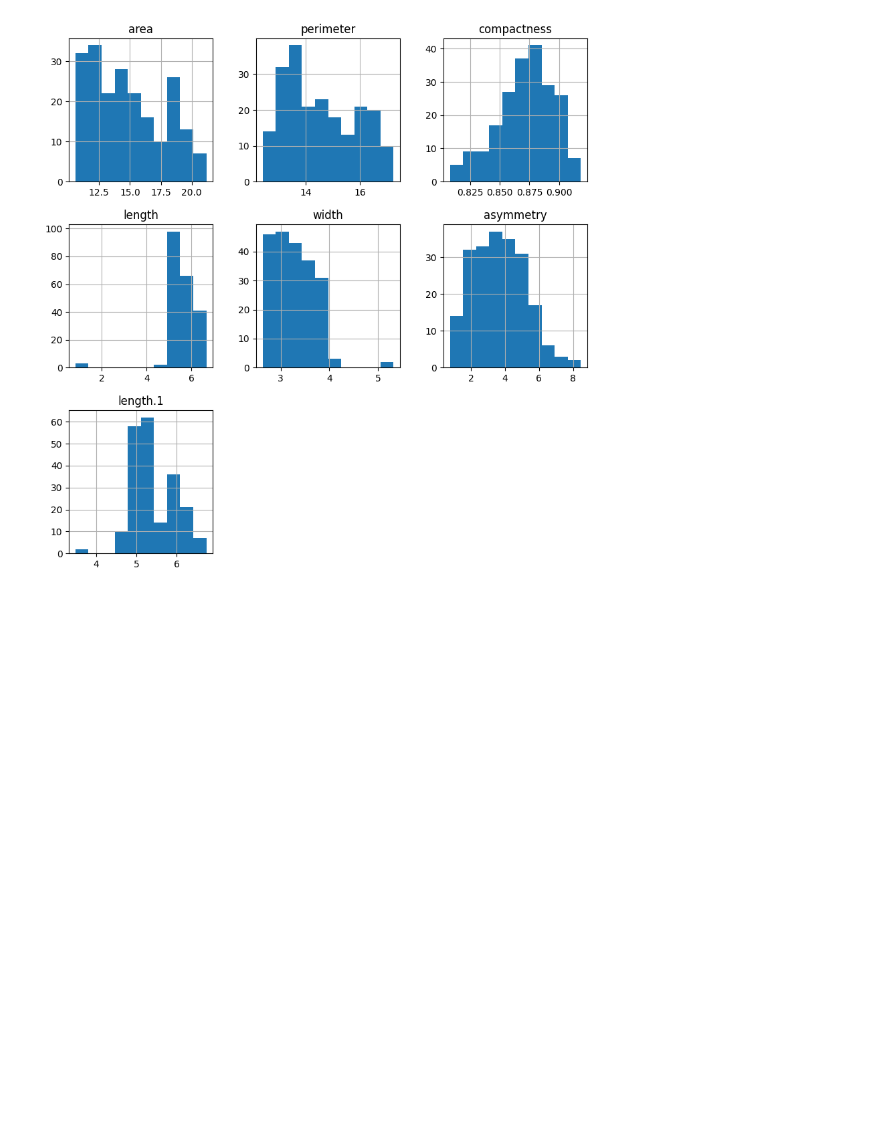
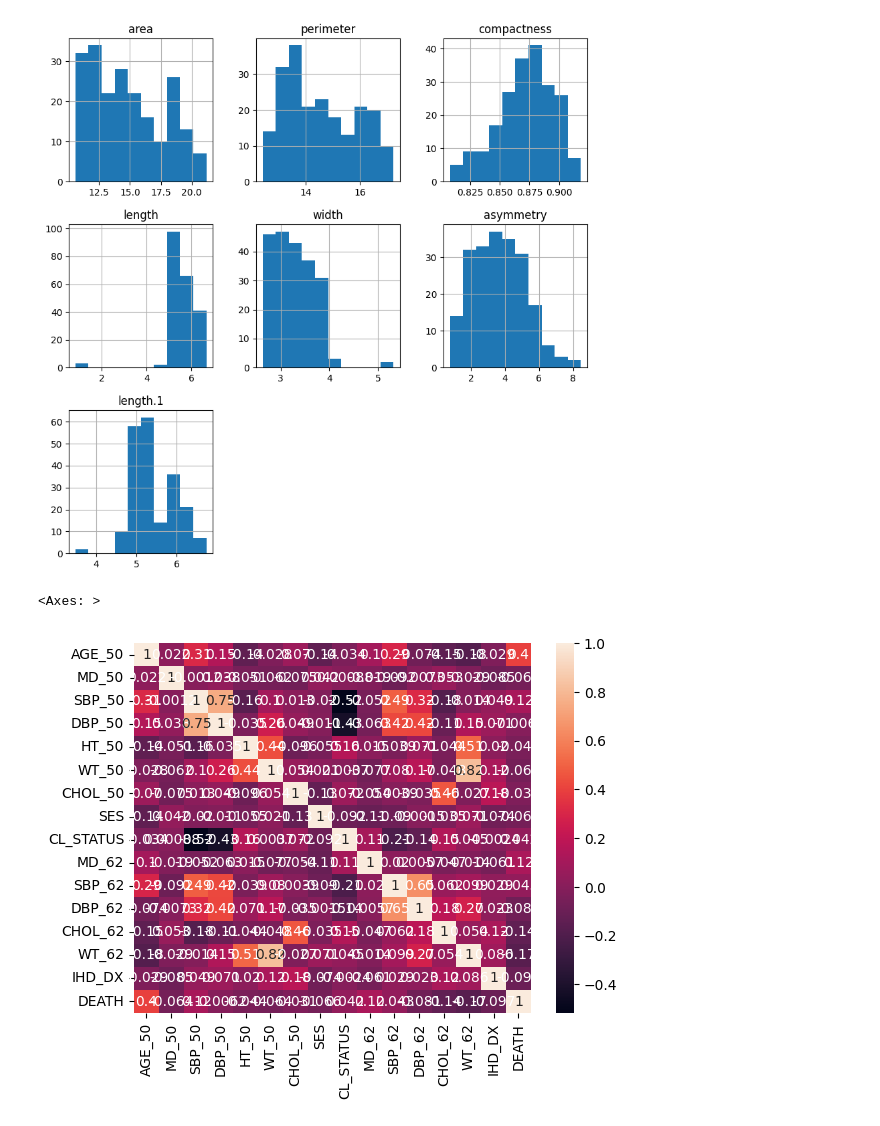
Before and after one commit to ibrahimediz/DeepLearningFundamentals, a Jupyter notebook: Egzersiz/İhsan/02_01_MLOpsSteps.ipynb, the cells around one changed output. Saved outputs shown, nothing was run; the diff lists cells and outputs as text; code cells hidden in the pictures; blank space fills up the shorter version.

```diff
--- a/Egzersiz/İhsan/02_01_MLOpsSteps.ipynb
+++ b/Egzersiz/İhsan/02_01_MLOpsSteps.ipynb
@@ -126,5 +126,3 @@ KeyError: 'Age'
 import pandas as pd
 import matplotlib.pyplot as plt
 import numpy as np
-# %%
-df=pd.read_csv("/workspace/DeepLearningFundamentals/beginner_datasets/heart.csv")
@@ -152,3 +130,10 @@ dtype: int64
 df.hist(figsize=(10,10));
 # %% [output]
 [figure]
+# %%
+corr = df.corr()
+import seaborn as sns
+sns.heatmap(corr,annot=True)
+# %% [output]
+<Axes: >
+[figure, added]
```
Also changed, not shown: parts of 2 cells of this notebook, 14 other files.
